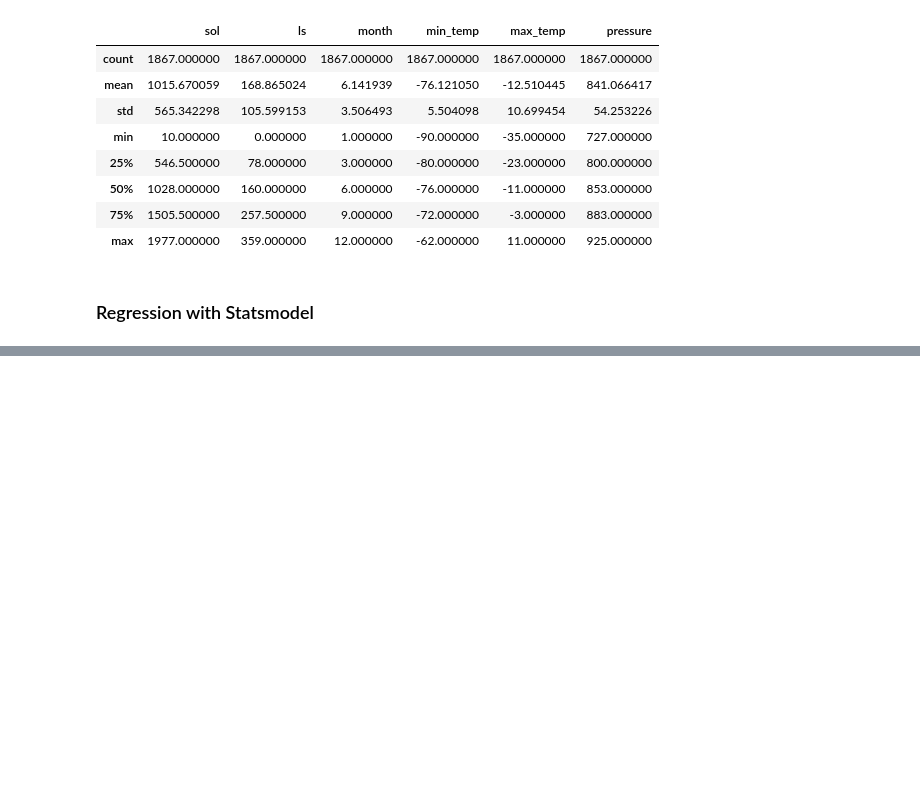
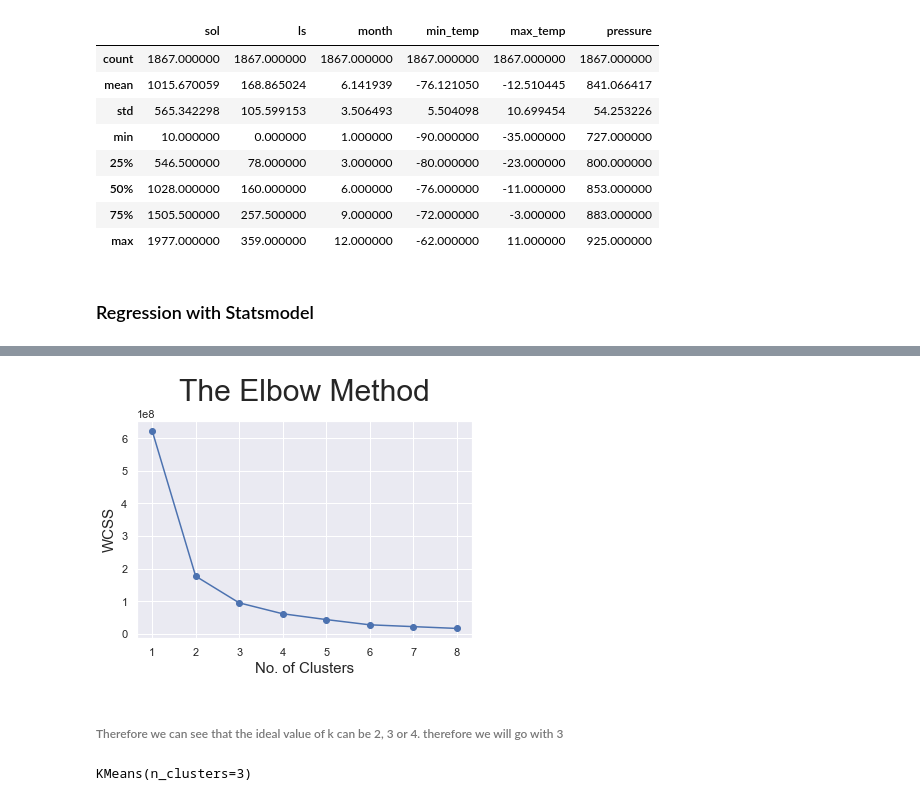
Before and after one commit to PiyushWithPant/Mars-Weather-Data-Analysis, a Jupyter notebook: index.ipynb, the cells around one changed output, grey strips where cells are left out. Cells and saved outputs as stored; diff of their text form; code cells hidden in the pictures; blank space fills up the shorter version.

```diff
--- a/index.ipynb
+++ b/index.ipynb
@@ -178,0 +252,16 @@ Notes:
+# %%
+# Lets see which cluster value is best using elbow method
+
+wcss = []
+
+for cluster in range(1,9):
+
+    kmeans = KMeans(cluster)
+
+    kmeans.fit(data)
+
+    WCSS = kmeans.inertia_
+
+    wcss.append(WCSS)
+
+wcss
@@ -178,0 +277,24 @@ Notes:
+# %%
+# Plotting the elbow
+
+yAxis = wcss
+xAxis = range(1,9)
+
+plt.scatter(xAxis, yAxis)
+plt.plot(xAxis, yAxis)  # To show the line that connect the dots
+
+plt.title("The Elbow Method", fontsize=30, pad=20)
+plt.ylabel("WCSS", fontsize=15)
+plt.xlabel("No. of Clusters", fontsize=15)
+
+plt.show()
+# %% [output]
+[figure, added]
+# %% [markdown]
+###### Therefore we can see that the ideal value of k can be 2, 3 or 4. therefore we will go with 3
+# %%
+model2 = KMeans(3)
+
+model2.fit(data)
+# %% [output]
+KMeans(n_clusters=3)
```
Also changed, not shown: parts of 19 cells of this notebook.
